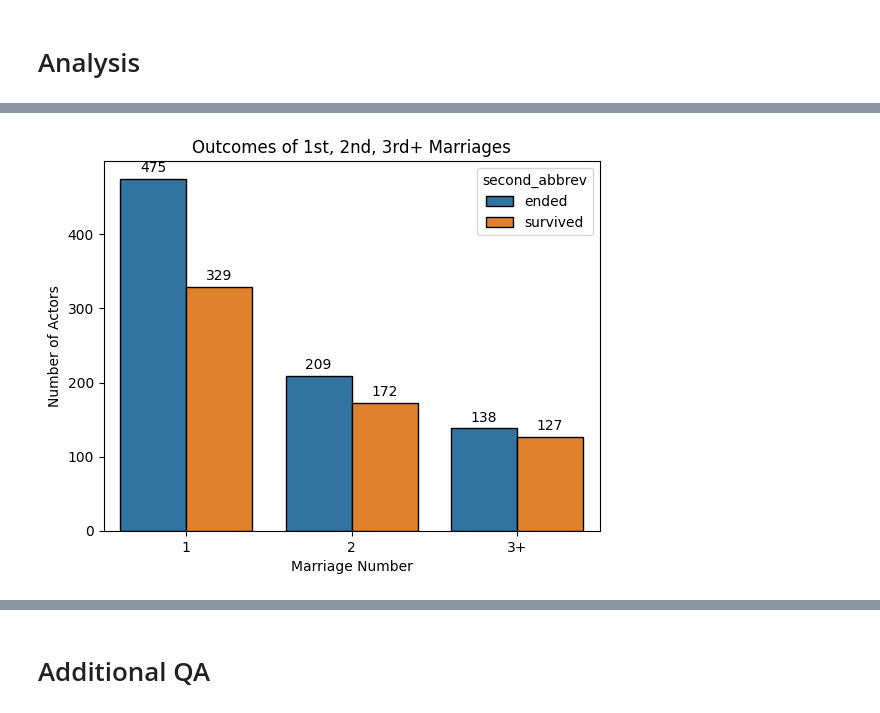
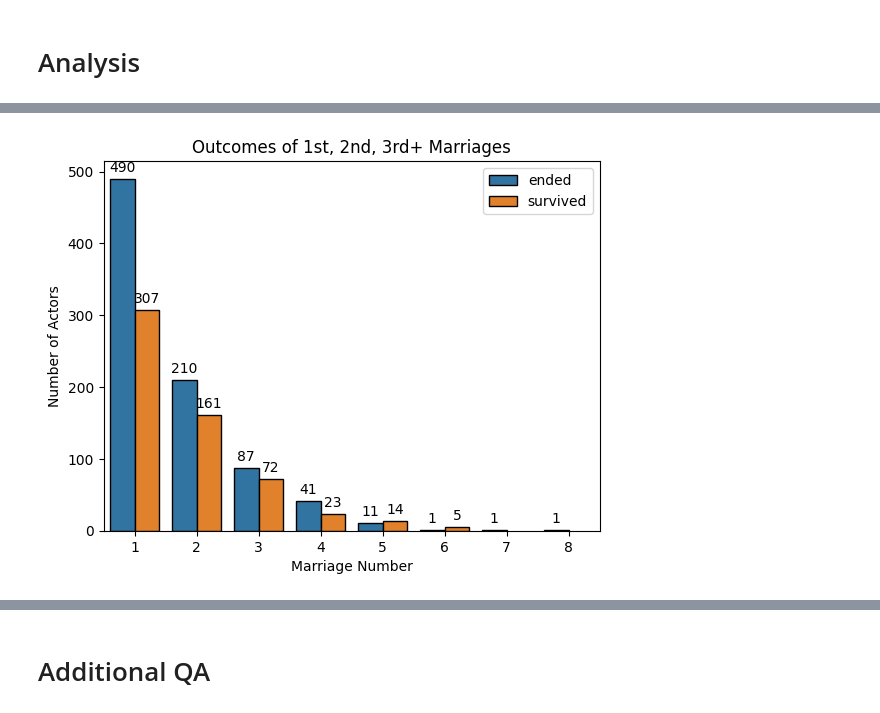
Before and after one commit to arjungup740/hollywood-divorce-rates, a Jupyter notebook: present.ipynb, the cells around one changed output, grey strips where cells are left out. Cells and saved outputs as stored; diff of their text form; code cells hidden in the pictures.

```diff
--- a/present.ipynb
+++ b/present.ipynb
@@ -37,8 +37,3 @@ children_terms = [
     'Parent(s)',
     'Children',
 ]
-# %%
-tmp_df = pd.DataFrame(list_of_dicts)
-for entry in list_of_dicts:
-    if entry['actor'] == 'Kevin Hart':
-        print(entry)
@@ -153,17 +138,19 @@ working = working.replace('ann', 'ended').replace('annul', 'ended').replace('div
 
 ## drop the broken ones
 working = working[~working['first_abbrev'].isin(['ended','c'])]
-
+working = working[(df['variable'].isin(spouse_terms)) & (df['first_event'].notnull())]
 
 ##### Counts of marriages, actors
 ## Number of actors who were married
-working.actor.nunique()
+working.actor.nunique() # 804
 
 ## Number of marriages.
 len(working)
 
 ## count of marriages per actor
 actor_marriage_count_table = working.groupby('actor')['first_abbrev'].count().reset_index().rename(columns = {'first_abbrev':'count'})
+print(f'number of 0s in actor_marriage_count_table {len(actor_marriage_count_table[actor_marriage_count_table['count'] == 0])}')
+actor_marriage_count_table = actor_marriage_count_table[actor_marriage_count_table['count'] != 0] # remove the 0s, data errors to return to
 
 ## Num of actors who were married 1,2,3, etc. times
 marriage_distro_table = actor_marriage_count_table.groupby('count')['actor'].count().reset_index()
@@ -182,14 +179,11 @@ marriage_distro_trunc
 # %%
-# Barchart function
-def basic_barchart(x, y, df, xlabel, ylabel, title, hue = None):
+# Barchart function with optional legend location
+def basic_barchart(x, y, df, xlabel, ylabel, title, hue=None, legend_loc='best'):
     if hue:
         ax = sns.barplot(x=x, y=y, data=df, hue=hue, edgecolor='black')
     else:
         ax = sns.barplot(x=x, y=y, data=df, edgecolor='black')
 
-    # for index, row in df.iterrows():
-    #     # addition = row['count'] * 0.02
-    #     ax.text(row[x], index + 10, row['actor'], color='black', ha="center", va="bottom")
     # Add text labels
     for container in ax.containers:
         # Determine whether the data is in percentage format (decimals) or whole numbers
@@ -202,6 +196,9 @@ def basic_barchart(x, y, df, xlabel, ylabel, title, hue = None):
 
         ax.bar_label(container, labels=labels, label_type='edge', padding=3)
 
+    # Set the legend location
+    if hue:
+        plt.legend(loc=legend_loc)
 
     # Adding labels and title
     plt.xlabel(xlabel)
@@ -290,11 +334,11 @@ working.groupby(['marriage_number_trunc', 'second_abbrev'])['actor'].count().res
 # %%
-x = 'marriage_number_trunc'
+x = 'marriage_number'
 y = 'actor'
 hue = 'second_abbrev'
-df = working.groupby(['marriage_number_trunc', 'second_abbrev'])['actor'].count().reset_index()
+df = working.groupby(['marriage_number', 'second_abbrev'])['actor'].count().reset_index()
 xlabel = 'Marriage Number'
 ylabel = 'Number of Actors'
 title = 'Outcomes of 1st, 2nd, 3rd+ Marriages'
 basic_barchart(x, y, df, xlabel, ylabel, title, hue)
 # %% [output]
-[figure, old version]
+[figure, new version]
```
Also changed, not shown: parts of 20 cells of this notebook, 2 other files.
